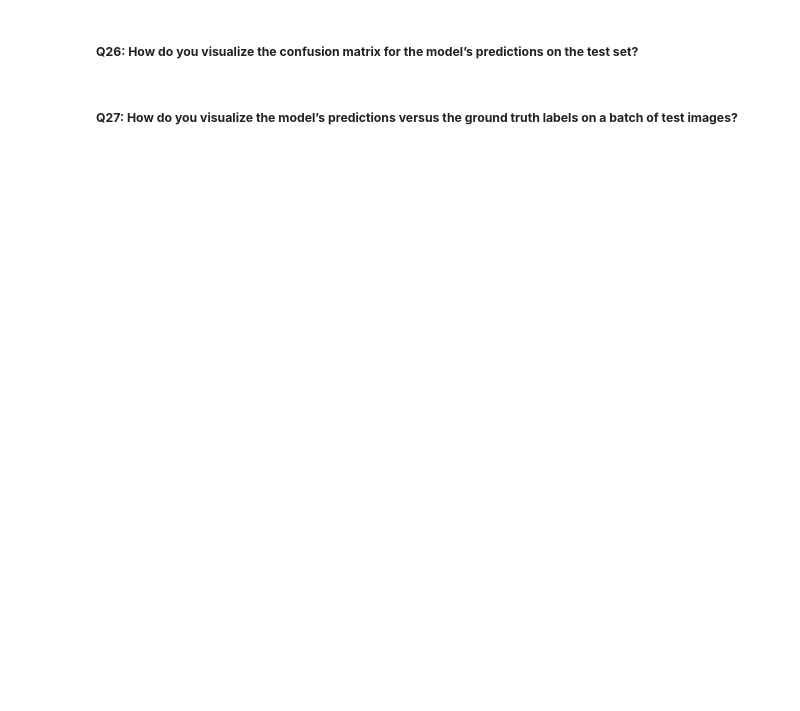
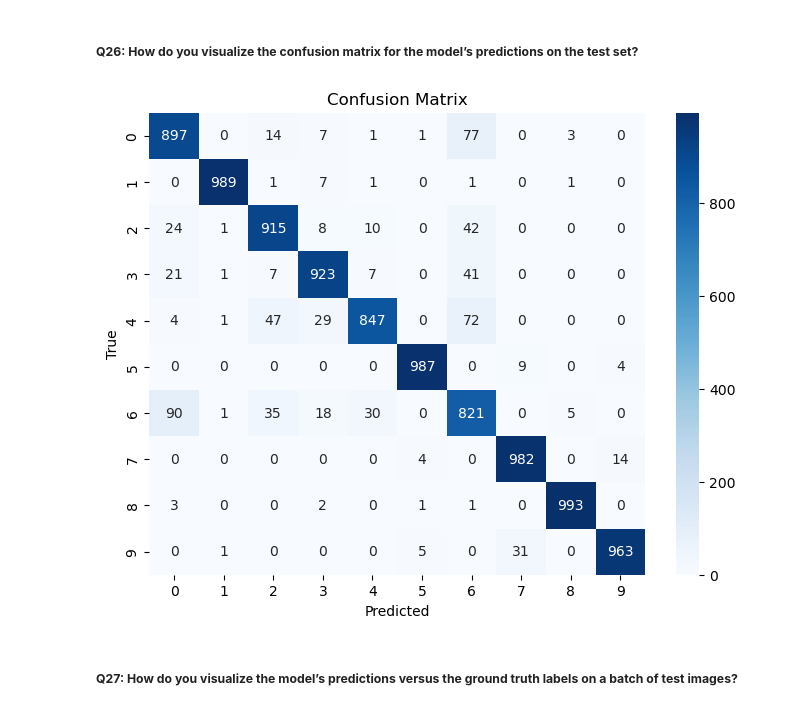
Before and after one commit to fellmir/pyTorchBasis, a Jupyter notebook: 01-intermediate-projects/12_fine_tuning_pretrained_model.ipynb, the cells around one changed output. Drawn from its saved outputs; the diff is of its cells as text; code cells hidden in the pictures; blank space fills up the shorter version.

```diff
--- a/01-intermediate-projects/12_fine_tuning_pretrained_model.ipynb
+++ b/01-intermediate-projects/12_fine_tuning_pretrained_model.ipynb
@@ -117,8 +156,17 @@ While fine-tuning is effective, it also presents challenges:
 # %% [markdown]
 ##### **Q8: How do you create DataLoaders for efficient batch processing of the dataset in PyTorch?**
+# %%
+batch_size = 32  # Experiment with different sizes later
+
+train_loader = DataLoader(train_dataset, batch_size=batch_size, shuffle=True)
+val_loader = DataLoader(val_dataset, batch_size=batch_size, shuffle=False)
+test_loader = DataLoader(test_dataset, batch_size=batch_size, shuffle=False)
 # %% [markdown]
 ## Loading a pretrained model
 # %% [markdown]
 ##### **Q9: How do you load a pretrained model, such as ResNet or VGG, from PyTorch’s `torchvision.models`?**
+# %%
+model = models.resnet18(pretrained=True)  # Load pretrained ResNet18
+model = model.to(device)  # Move model to the selected device
 # %% [markdown]
 ##### **Q10: How do you inspect and print the architecture of a pretrained model to understand its layers?**
@@ -163,4 +395,31 @@ While fine-tuning is effective, it also presents challenges:
 # %% [markdown]
 ##### **Q26: How do you visualize the confusion matrix for the model’s predictions on the test set?**
+# %%
+import seaborn as sns
+from sklearn.metrics import confusion_matrix
+
+def plot_confusion_matrix(model, test_loader, device):
+    model.eval()
+    all_preds = []
+    all_labels = []
+    with torch.no_grad():
+        for inputs, labels in test_loader:
+            inputs, labels = inputs.to(device), labels.to(device)
+            outputs = model(inputs)
+            _, preds = torch.max(outputs, 1)
+            all_preds.extend(preds.cpu().numpy())
+            all_labels.extend(labels.cpu().numpy())
+
+    cm = confusion_matrix(all_labels, all_preds)
+    plt.figure(figsize=(8, 6))
+    sns.heatmap(cm, annot=True, fmt='d', cmap='Blues')
+    plt.xlabel('Predicted')
+    plt.ylabel('True')
+    plt.title('Confusion Matrix')
+    plt.show()
+# %%
+plot_confusion_matrix(model, test_loader, device)
+# %% [output]
+[figure, added]
 # %% [markdown]
 ##### **Q27: How do you visualize the model’s predictions versus the ground truth labels on a batch of test images?**
```
Also changed, not shown: parts of 38 cells of this notebook, 1 other file.
